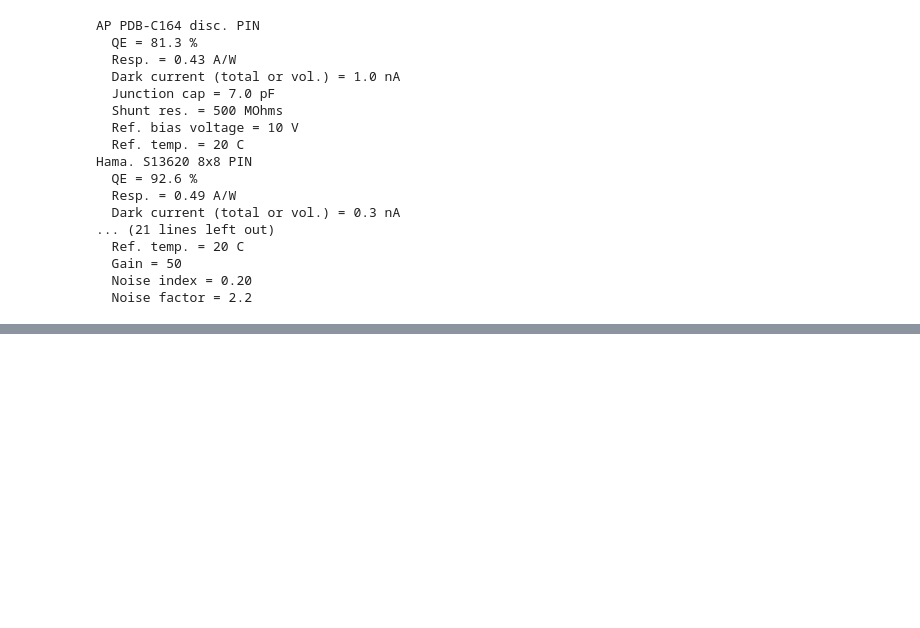
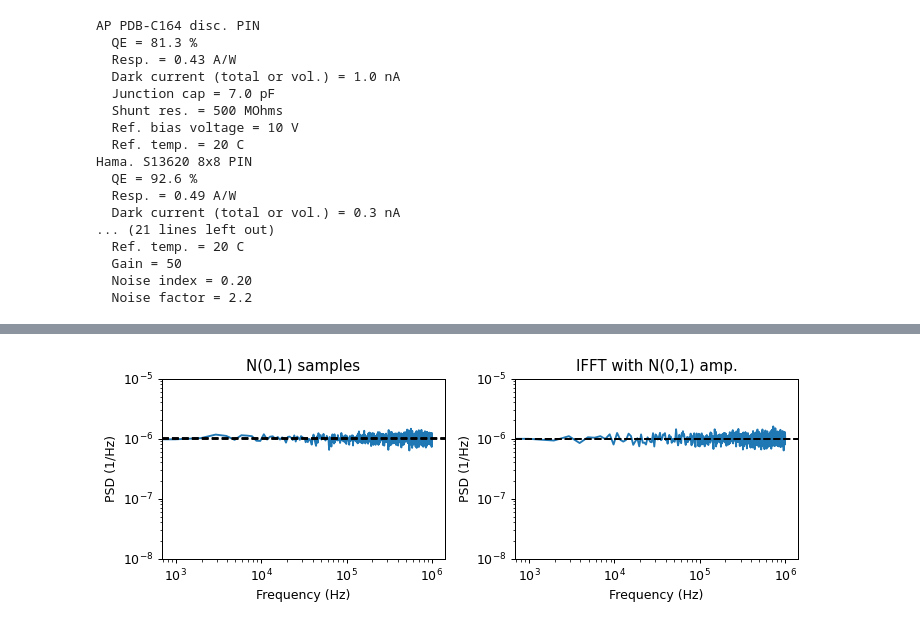
Before and after one commit to drsmith48/w7x-bes-design, a Jupyter notebook: signal_plots.ipynb, the cells around one changed output, grey strips where cells are left out. Cells and saved outputs as stored; diff of their text form; code cells hidden in the pictures; blank space fills up the shorter version.

```diff
--- a/signal_plots.ipynb
+++ b/signal_plots.ipynb
@@ -42,0 +142,30 @@ Hama. S13620 8x8 PIN
+# %%
+ncols, nrows = 2,1
+fig, axes = plt.subplots(ncols=ncols, nrows=nrows, figsize=(ncols*4, nrows*3))
+iax = 0
+
+freqs = scipy.fft.rfftfreq(nsamples, 1/f_sample)
+freqs2 = scipy.fft.rfftfreq(nfft, 1/f_sample)
+
+# for signal, name in zip([signal_1, signal_2, signal_3], [s1_name, s2_name, s3_name]):
+for signal, name in zip([signal_1, signal_2], [s1_name, s2_name]):
+    # psd = np.abs(fft.rfft(signal)) ** 2 / nsamples / bw
+    psd2 = np.empty([nfft//2+1, nbins])
+    for i in np.arange(nbins):
+        rfft = scipy.fft.rfft( signal[nfft*i:nfft*(i+1)] )
+        psd2[:,i] = np.abs(rfft) ** 2 / nfft / bw
+    mean_psd = np.mean(psd2, axis=1)
+    plt.sca(axes.flat[iax])
+    # plt.loglog(freqs, psd)
+    plt.loglog(freqs2, mean_psd)
+    plt.title(name)
+    plt.xlabel('Frequency (Hz)')
+    plt.ylabel('PSD (1/Hz)')
+    plt.ylim(i2/1e2,i2*1e1)
+    plt.axhline(np.mean(mean_psd), c='k', ls='--')
+    plt.axhline(i2, c='k', ls='--')
+    iax += 1
+
+plt.tight_layout()
+# %% [output]
+[figure, added]
```
Also changed, not shown: parts of 4 cells of this notebook.
